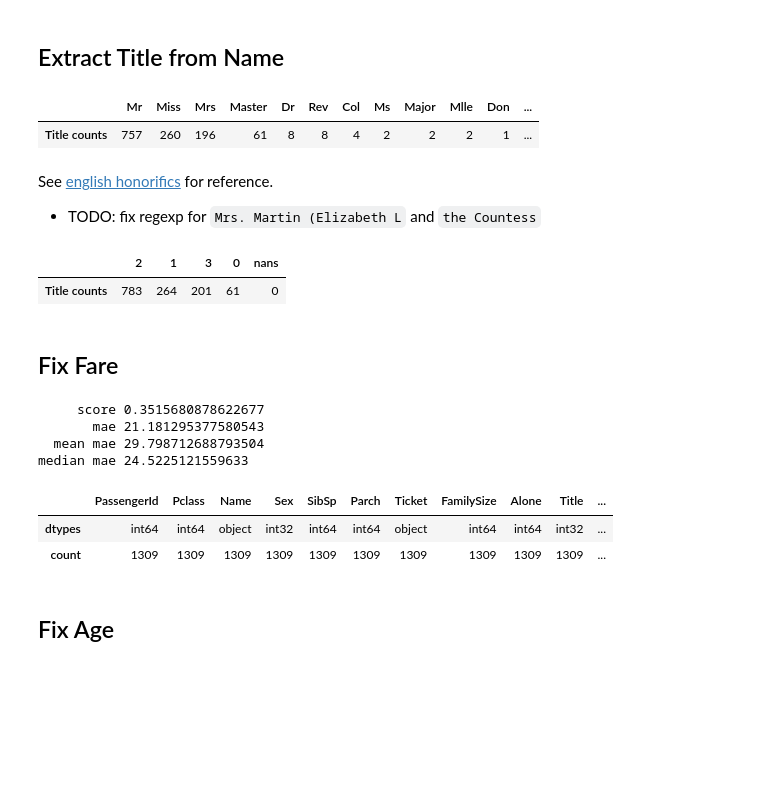
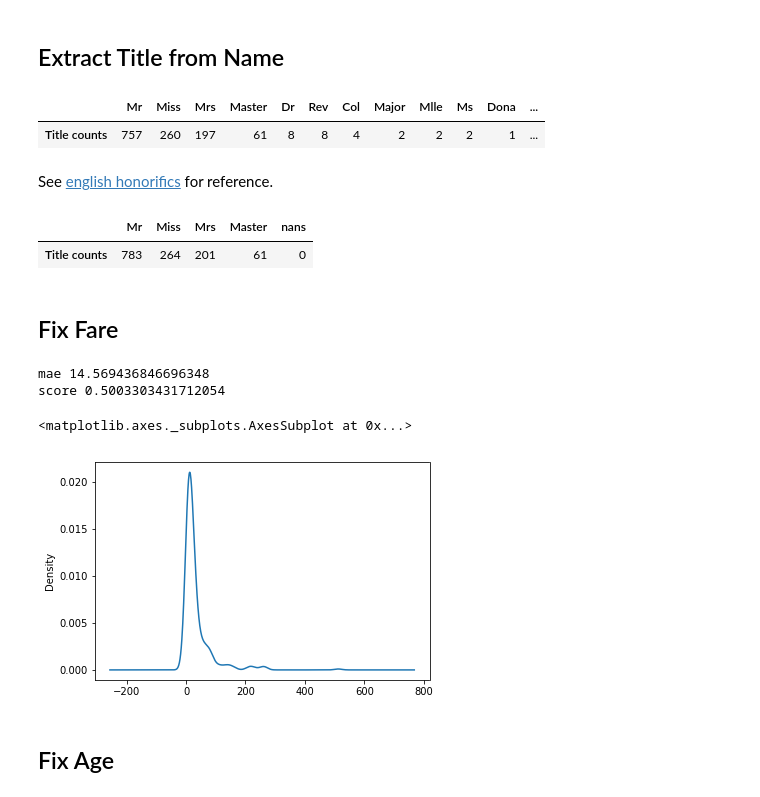
Before and after one commit to apanchenko/smurf, a Jupyter notebook: titanic/src/titanic.ipynb, the cells around one changed output. Drawn from its saved outputs; the diff is of its cells as text; code cells hidden in the pictures; blank space fills up the shorter version.

```diff
--- a/titanic/src/titanic.ipynb
+++ b/titanic/src/titanic.ipynb
@@ -90,22 +99,19 @@ value_counts(data['Sex'])
 # %% [markdown]
 ## Extract Title from Name
 # %%
-data['Title'] = data['Name'].str.extract(r', (.*)\.', expand=False)
+data['Title'] = data['Name'].str.extract(r', (.*?)\.', expand=False)
 
 value_counts(data['Title'])
 # %% [output]
-|  | Mr | Miss | Mrs | Master | Dr | Rev | Col | Ms | Major | Mlle | Don | ... |
-| Title counts | 757 | 260 | 196 | 61 | 8 | 8 | 4 | 2 | 2 | 2 | 1 | ... |
+|  | Mr | Miss | Mrs | Master | Dr | Rev | Col | Major | Mlle | Ms | Dona | ... |
+| Title counts | 757 | 260 | 197 | 61 | 8 | 8 | 4 | 2 | 2 | 2 | 1 | ... |
 # %% [markdown]
 See [english honorifics](https://en.wikipedia.org/wiki/English_honorifics) for reference.
-
-* TODO: fix regexp for `Mrs. Martin (Elizabeth L` and `the Countess`
 # %%
 data['Title'].replace(['Mlle', 'Ms'], 'Miss', inplace=True)
-data['Title'].replace(['Mme', 'Lady', 'Countess', 'Dona', 'Mrs. Martin (Elizabeth L', 'the Countess'], 'Mrs', inplace=True)
+data['Title'].replace(['Mme', 'Lady', 'Countess', 'Dona', 'the Countess'], 'Mrs', inplace=True)
 data['Title'].replace(['Capt', 'Col', 'Don', 'Dr', 'Major', 'Rev', 'Sir', 'Jonkheer'], 'Mr', inplace=True)
-data['Title'] = LabelEncoder().fit_transform(data['Title'])
 value_counts(data['Title'])
 # %% [output]
-|  | 2 | 1 | 3 | 0 | nans |
+|  | Mr | Miss | Mrs | Master | nans |
 | Title counts | 783 | 264 | 201 | 61 | 0 |
@@ -113,28 +121,20 @@ value_counts(data['Title'])
 ## Fix Fare
 # %%
 def infer(df:pd.DataFrame, features:np.array, target:str):
+    # select training data and fit regressor
     train = df[df[target].notna()]
-
-    # select training data and fit regressor
     x = train.loc[:, features]
     y = train.loc[:, target]
-    reg = linear_model.LinearRegression().fit(x, y)
-    print('     score', reg.score(x, y))
-
-    pred = reg.predict(x)
-    print('       mae', metrics.mean_absolute_error(y, pred))
-
-    # check prediction is better than mean
-    print('  mean mae', metrics.mean_absolute_error(y, np.full((train.shape[0]), y.mean())))
-
-    # check prediction is better than median
-    print('median mae', metrics.mean_absolute_error(y, np.full((train.shape[0]), y.median())))
+    #model = linear_model.LinearRegression().fit(x, y)
+    model = xgb.XGBRegressor().fit(x, y)
+    print('mae', metrics.mean_absolute_error(y, model.predict(x)))
+    print('score', model.score(x, y))
 
     # predict missing target values
     na_mask = df[target].isna()
     predict = df[na_mask]
     x_predict = predict.loc[:, features]
-    y_predict = reg.predict(x_predict)
+    y_predict = model.predict(x_predict)
 
     # create new feature
     df[target + '_'] = df[target]
@@ -143,15 +143,13 @@ def infer(df:pd.DataFrame, features:np.array, target:str):
 infer(data, ['Pclass', 'SibSp', 'Title'], 'Fare')
 # Sex and Parch - increase mae
 
-count(data)
+#count(data)
+data['Fare_'].plot.kde()
 # %% [output]
-     score 0.3515680878622677
-       mae 21.181295377580543
-  mean mae 29.798712688793504
-median mae 24.5225121559633
+mae 14.569436846696348
+score 0.5003303431712054
-|  | PassengerId | Pclass | Name | Sex | SibSp | Parch | Ticket | FamilySize | Alone | Title | ... |
-| dtypes | int64 | int64 | object | int32 | int64 | int64 | object | int64 | int64 | int32 | ... |
-| count | 1309 | 1309 | 1309 | 1309 | 1309 | 1309 | 1309 | 1309 | 1309 | 1309 | ... |
+<matplotlib.axes._subplots.AxesSubplot at 0x...>
+[figure, added]
 # %% [markdown]
 ## Fix Age
 # %%
```
Also changed, not shown: parts of 10 cells of this notebook, 3 other files.
